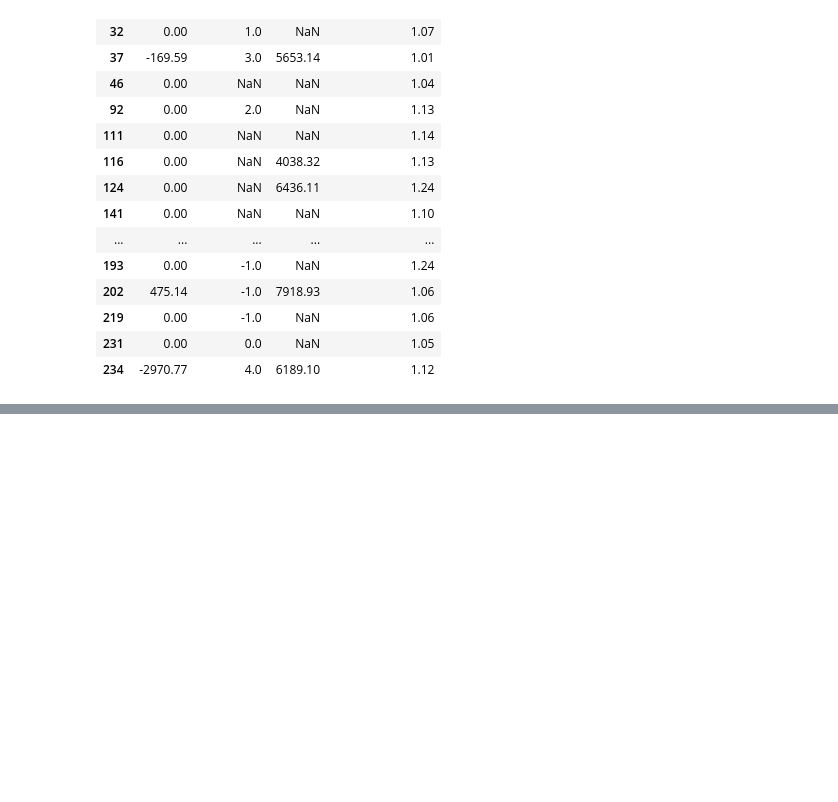
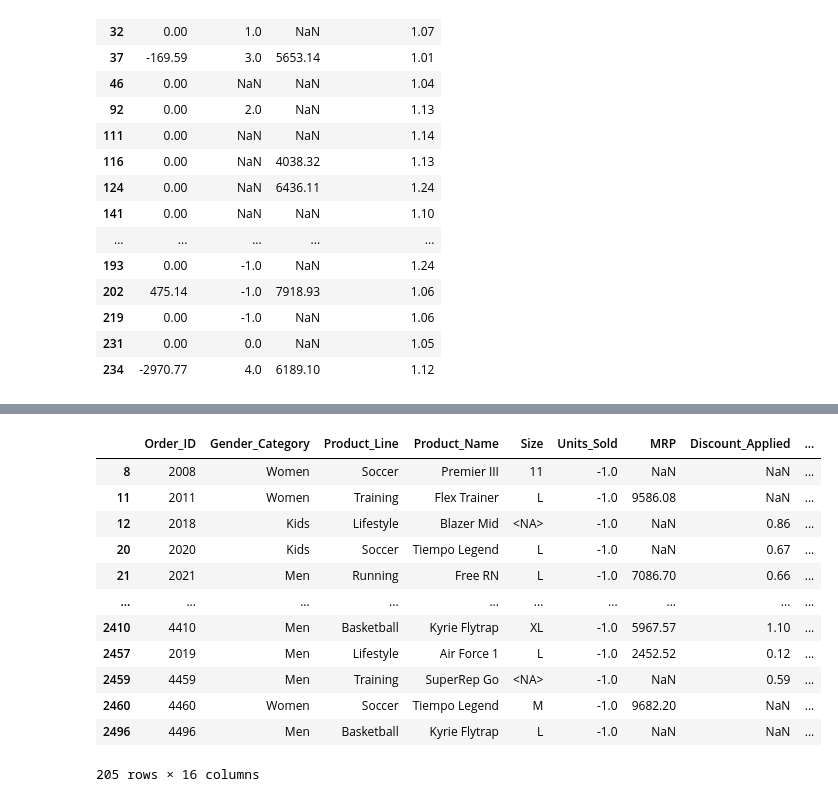
Before and after one commit to ShivamAttriX/ML_Practice, a Jupyter notebook: Data_Cleaning/Data_Cleaning.ipynb, the cells around one changed output, grey strips where cells are left out. Drawn from its saved outputs; the diff is of its cells as text; code cells hidden in the pictures; blank space fills up the shorter version.

```diff
--- a/Data_Cleaning/Data_Cleaning.ipynb
+++ b/Data_Cleaning/Data_Cleaning.ipynb
@@ -434,0 +510,19 @@ for col in numeric_cols:
+# %%
+## Negative quantities
+display(
+    cleaned_df[cleaned_df['Units_Sold'] < 0]
+)
+# %% [output]
+|  | Order_ID | Gender_Category | Product_Line | Product_Name | Size | Units_Sold | MRP | Discount_Applied | ... |
+| 8 | 2008 | Women | Soccer | Premier III | 11 | -1.0 | NaN | NaN | ... |
+| 11 | 2011 | Women | Training | Flex Trainer | L | -1.0 | 9586.08 | NaN | ... |
+| 12 | 2018 | Kids | Lifestyle | Blazer Mid | <NA> | -1.0 | NaN | 0.86 | ... |
+| 20 | 2020 | Kids | Soccer | Tiempo Legend | L | -1.0 | NaN | 0.67 | ... |
+| 21 | 2021 | Men | Running | Free RN | L | -1.0 | 7086.70 | 0.66 | ... |
+| ... | ... | ... | ... | ... | ... | ... | ... | ... | ... |
+| 2410 | 4410 | Men | Basketball | Kyrie Flytrap | XL | -1.0 | 5967.57 | 1.10 | ... |
+| 2457 | 2019 | Men | Lifestyle | Air Force 1 | L | -1.0 | 2452.52 | 0.12 | ... |
+| 2459 | 4459 | Men | Training | SuperRep Go | <NA> | -1.0 | NaN | 0.59 | ... |
+| 2460 | 4460 | Women | Soccer | Tiempo Legend | M | -1.0 | 9682.20 | NaN | ... |
+| 2496 | 4496 | Men | Basketball | Kyrie Flytrap | L | -1.0 | NaN | NaN | ... |
+205 rows × 16 columns
```
Also changed, not shown: parts of 18 cells of this notebook.
